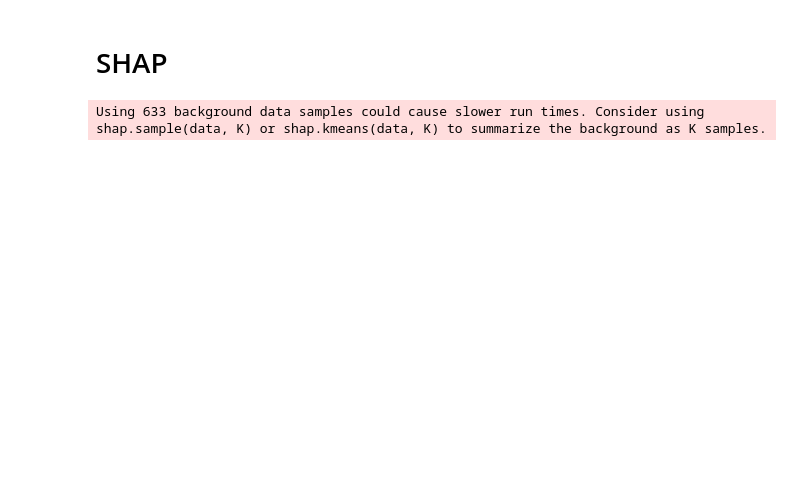
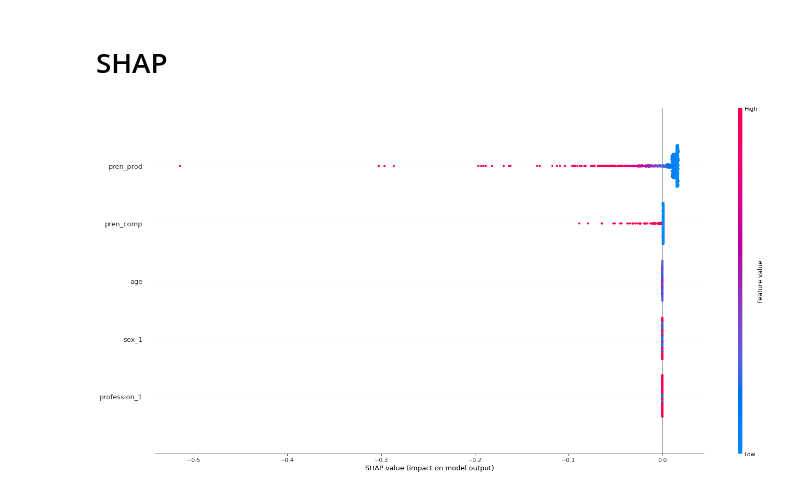
Before and after one commit to malquier/Interpretability_of_Survival_Analysis, a Jupyter notebook: Survival_analysis/SA_insurance/SSVM_insurance.ipynb, the cells around one changed output. Saved outputs shown, nothing was run; the diff lists cells and outputs as text; code cells hidden in the pictures; blank space fills up the shorter version.

```diff
--- a/Survival_analysis/SA_insurance/SSVM_insurance.ipynb
+++ b/Survival_analysis/SA_insurance/SSVM_insurance.ipynb
@@ -349,8 +349,11 @@ X does not have valid feature names, but FastKernelSurvivalSVM was fitted with f
 # %%
 # Let's use shap method to interpret this model, since the output of a SSVM is a risk score, we can use classical shap method to interpret it
 
-# use Kernel SHAP to explain test set predictions
-explainer = shap.KernelExplainer( best_SSVM.predict, X_train.sample(frac=0.1, random_state=42))
-shap_values = explainer.shap_values(X_test.sample(frac=0.1, random_state=42))
+# use SHAP to explain test set predictions
+explainer = shap.Explainer( best_SSVM.predict, X_train)
+shap_values = explainer.shap_values(X_test)
-# %% [output]
-Using 633 background data samples could cause slower run times. Consider using shap.sample(data, K) or shap.kmeans(data, K) to summarize the background as K samples.
+# %%
+# plot the SHAP values
+shap.summary_plot(shap_values, X_test, max_display=5, plot_type='dot', plot_size = (20,10))
+# %% [output]
+[figure, added]
```
Also changed, not shown: parts of 1 cell of this notebook, 10 other files.
